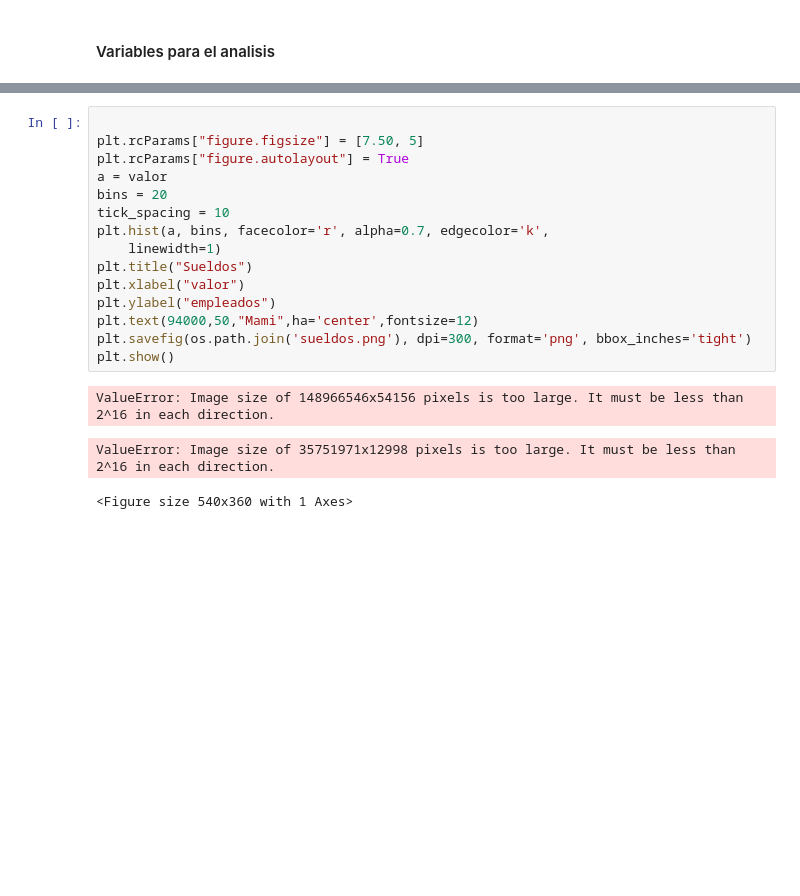
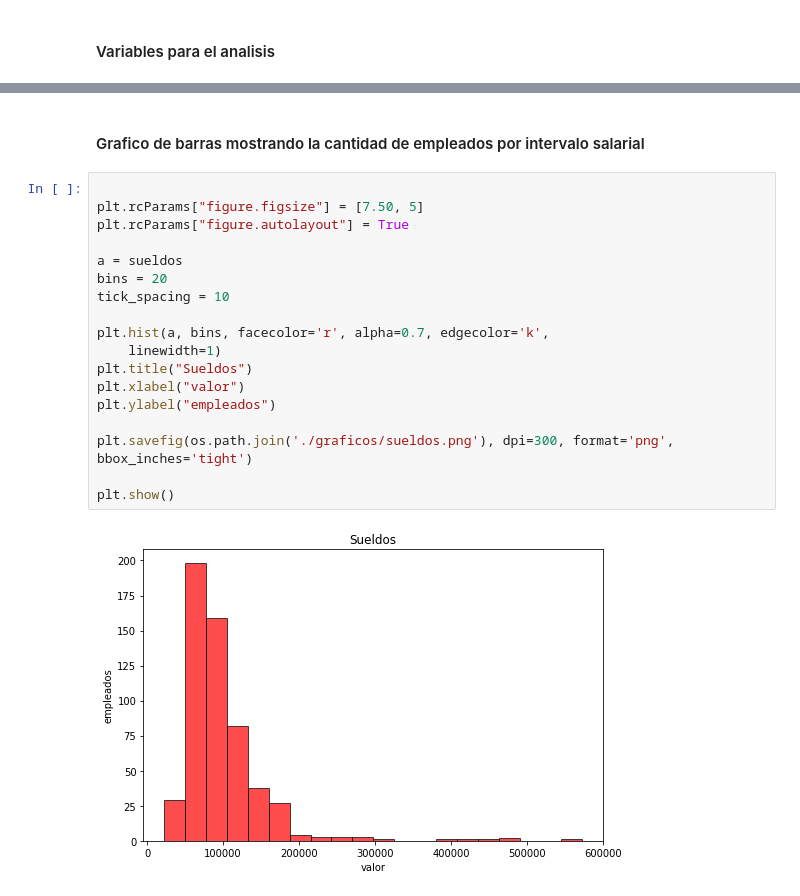
Before and after one commit to Vosinepi/etl_scraping_salarios_csv, a Jupyter notebook: sueldos_chaves.ipynb, the cells around one changed output, grey strips where cells are left out. Cells and saved outputs as stored; diff of their text form; blank space fills up the shorter version.

```diff
--- a/sueldos_chaves.ipynb
+++ b/sueldos_chaves.ipynb
@@ -310,19 +349,22 @@ plt.show()
+# %% [markdown]
+#### Grafico de barras mostrando la cantidad de empleados por intervalo salarial
 # %%
 
 plt.rcParams["figure.figsize"] = [7.50, 5]
 plt.rcParams["figure.autolayout"] = True
-a = valor
+
+a = sueldos
 bins = 20
 tick_spacing = 10
+
 plt.hist(a, bins, facecolor='r', alpha=0.7, edgecolor='k',
 	linewidth=1)
 plt.title("Sueldos")
 plt.xlabel("valor")
 plt.ylabel("empleados")
-plt.text(94000,50,"Mami",ha='center',fontsize=12)
-plt.savefig(os.path.join('sueldos.png'), dpi=300, format='png', bbox_inches='tight')
+
+plt.savefig(os.path.join('./graficos/sueldos.png'), dpi=300, format='png', bbox_inches='tight')
+
 plt.show()
 # %% [output]
-ValueError: Image size of 148966546x54156 pixels is too large. It must be less than 2^16 in each direction.
-ValueError: Image size of 35751971x12998 pixels is too large. It must be less than 2^16 in each direction.
-<Figure size 540x360 with 1 Axes>
+[figure, added]
```
Also changed, not shown: parts of 15 cells of this notebook, 1 other file.
